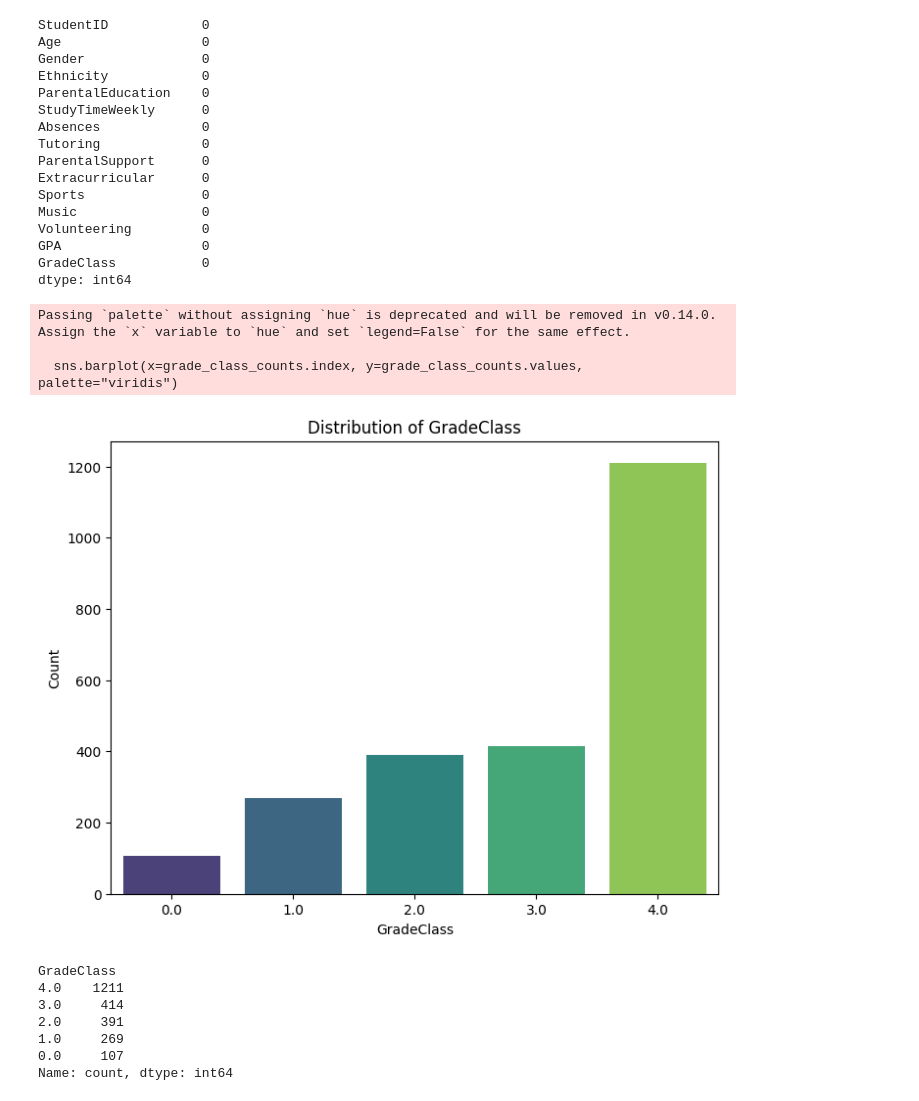
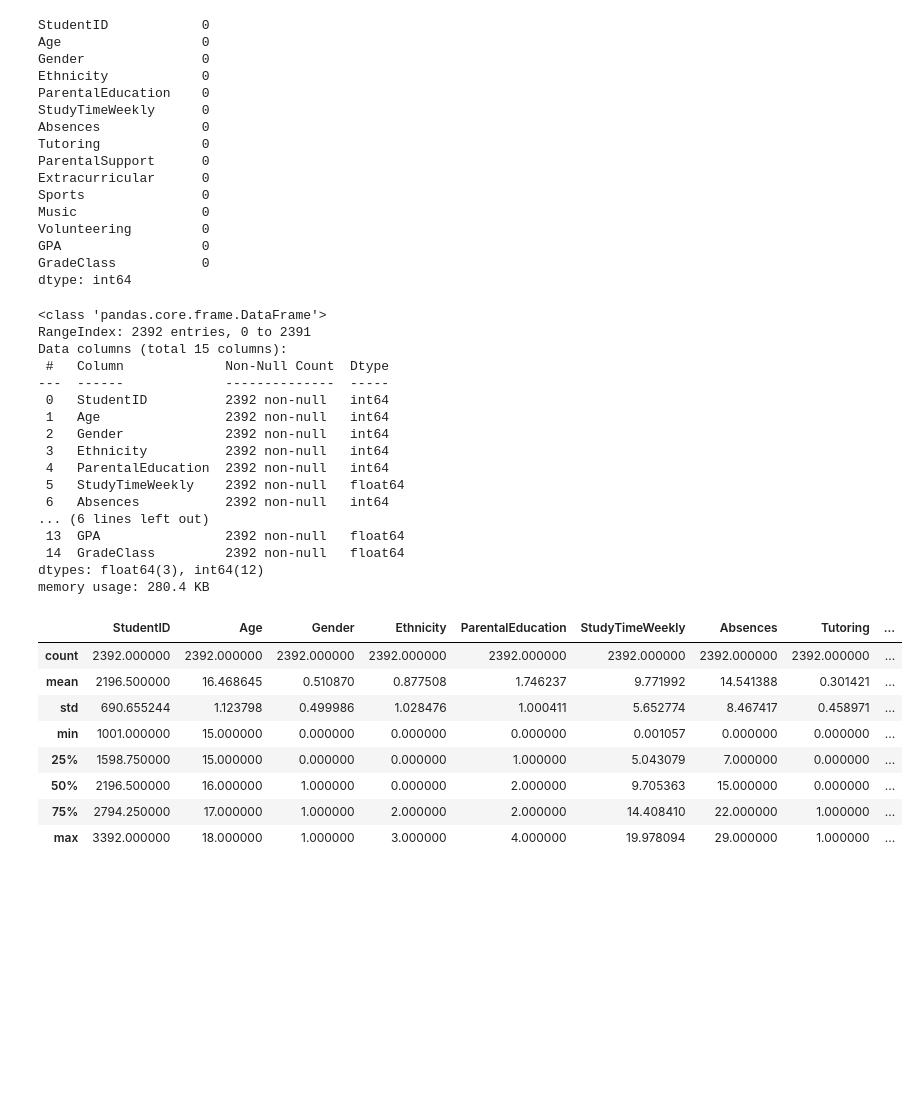
Before and after one commit to hoangcanthi/INM-701-coursework-group-Viet-Hoang-Pham---Jakub-Wochniak, a Jupyter notebook: Main.ipynb, the cells around one changed output. Cells and saved outputs as stored; diff of their text form; code cells hidden in the pictures; blank space fills up the shorter version.

```diff
--- a/Main.ipynb
+++ b/Main.ipynb
@@ -33,27 +33,33 @@ Volunteering         0
 GPA                  0
 GradeClass           0
 dtype: int64
-# %%
-grade_class_counts = data["GradeClass"].value_counts()
-
-plt.figure(figsize=(8, 6))
-sns.barplot(x=grade_class_counts.index, y=grade_class_counts.values, palette="viridis")
-plt.xlabel("GradeClass")
-plt.ylabel("Count")
-plt.title("Distribution of GradeClass")
-plt.show()
-grade_class_counts
-
-## check imbalance
-# %% [output]
-Passing `palette` without assigning `hue` is deprecated and will be removed in v0.14.0. Assign the `x` variable to `hue` and set `legend=False` for the same effect.
-
-  sns.barplot(x=grade_class_counts.index, y=grade_class_counts.values, palette="viridis")
-[figure, removed]
-GradeClass
-4.0    1211
-3.0     414
-2.0     391
-1.0     269
-0.0     107
-Name: count, dtype: int64
+# %%
+data.info()
+data.describe()
+# %% [output]
+<class 'pandas.core.frame.DataFrame'>
+RangeIndex: 2392 entries, 0 to 2391
+Data columns (total 15 columns):
+ #   Column             Non-Null Count  Dtype
+---  ------             --------------  -----
+ 0   StudentID          2392 non-null   int64
+ 1   Age                2392 non-null   int64
+ 2   Gender             2392 non-null   int64
+ 3   Ethnicity          2392 non-null   int64
+ 4   ParentalEducation  2392 non-null   int64
+ 5   StudyTimeWeekly    2392 non-null   float64
+ 6   Absences           2392 non-null   int64
+... (6 lines left out)
+ 13  GPA                2392 non-null   float64
+ 14  GradeClass         2392 non-null   float64
+dtypes: float64(3), int64(12)
+memory usage: 280.4 KB
+|  | StudentID | Age | Gender | Ethnicity | ParentalEducation | StudyTimeWeekly | Absences | Tutoring | ... |
+| count | 2392.000000 | 2392.000000 | 2392.000000 | 2392.000000 | 2392.000000 | 2392.000000 | 2392.000000 | 2392.000000 | ... |
+| mean | 2196.500000 | 16.468645 | 0.510870 | 0.877508 | 1.746237 | 9.771992 | 14.541388 | 0.301421 | ... |
+| std | 690.655244 | 1.123798 | 0.499986 | 1.028476 | 1.000411 | 5.652774 | 8.467417 | 0.458971 | ... |
+| min | 1001.000000 | 15.000000 | 0.000000 | 0.000000 | 0.000000 | 0.001057 | 0.000000 | 0.000000 | ... |
+| 25% | 1598.750000 | 15.000000 | 0.000000 | 0.000000 | 1.000000 | 5.043079 | 7.000000 | 0.000000 | ... |
+| 50% | 2196.500000 | 16.000000 | 1.000000 | 0.000000 | 2.000000 | 9.705363 | 15.000000 | 0.000000 | ... |
+| 75% | 2794.250000 | 17.000000 | 1.000000 | 2.000000 | 2.000000 | 14.408410 | 22.000000 | 1.000000 | ... |
+| max | 3392.000000 | 18.000000 | 1.000000 | 3.000000 | 4.000000 | 19.978094 | 29.000000 | 1.000000 | ... |
```
Also changed, not shown: parts of 2 cells of this notebook.
